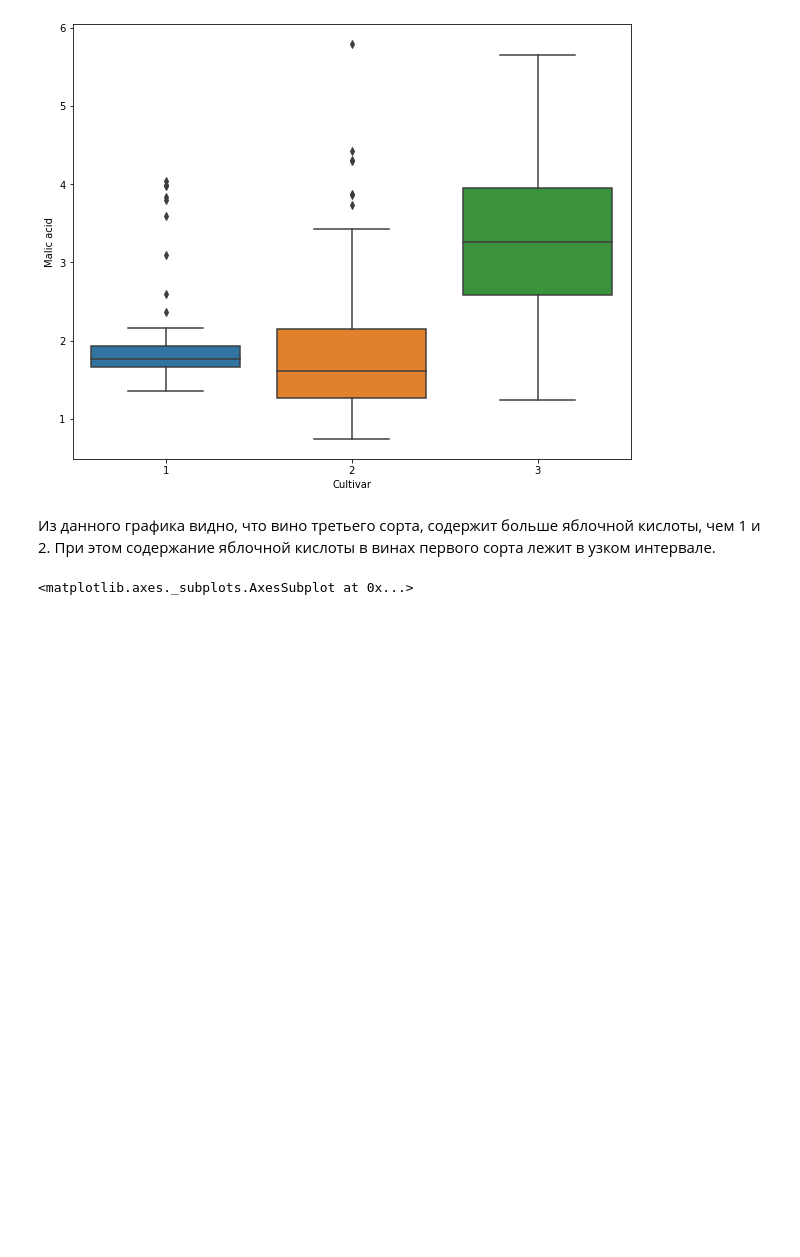
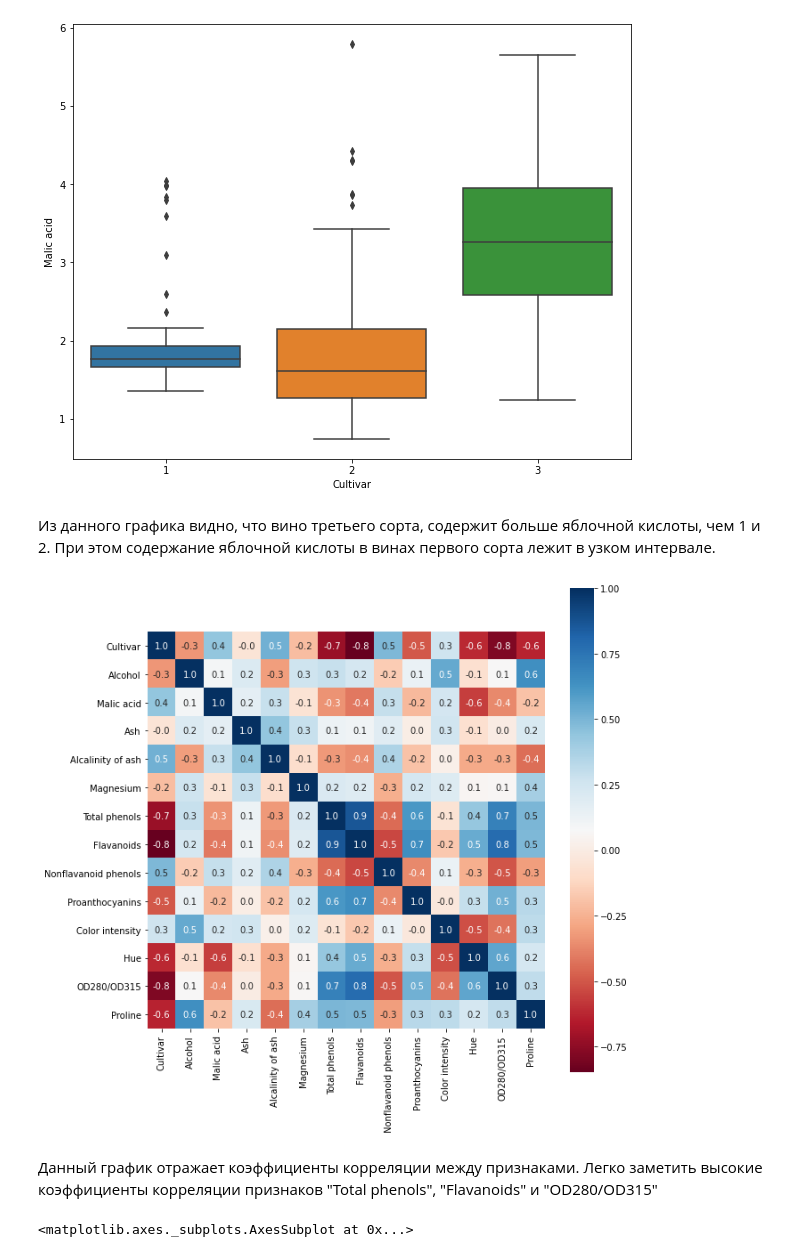
Before and after one commit to theSkyseS/data-analysis, a Jupyter notebook: notebooks/1_data-visualization.ipynb, the cells around one changed output. Saved outputs shown, nothing was run; the diff lists cells and outputs as text; code cells hidden in the pictures; blank space fills up the shorter version.

Commit message:
added correlation heatmaps to visualization

```diff
--- a/notebooks/1_data-visualization.ipynb
+++ b/notebooks/1_data-visualization.ipynb
@@ -26,6 +26,16 @@ sns.boxplot(x='Cultivar', y='Malic acid', data=wine)
 # %% [markdown]
 Из данного графика видно, что вино третьего сорта, содержит больше яблочной кислоты, чем 1 и 2.
 При этом содержание яблочной кислоты в винах первого сорта лежит в узком интервале.
+# %%
+corr = wine.corr()
+plt.figure(figsize=(10, 10))
+sns.heatmap(corr, cbar=True, square= True, fmt='.1f', annot=True, cmap="RdBu")
+plt.show()
+# %% [output]
+[figure, added]
+# %% [markdown]
+Данный график отражает коэффициенты корреляции между признаками.
+Легко заметить высокие коэффициенты корреляции признаков "Total phenols", "Flavanoids" и "OD280/OD315"
 # %%
 sns.boxplot(x='Cultivar', y='Ash', data=wine)#%%
 # %% [output]
```
Also changed, not shown: parts of 2 cells of this notebook.
